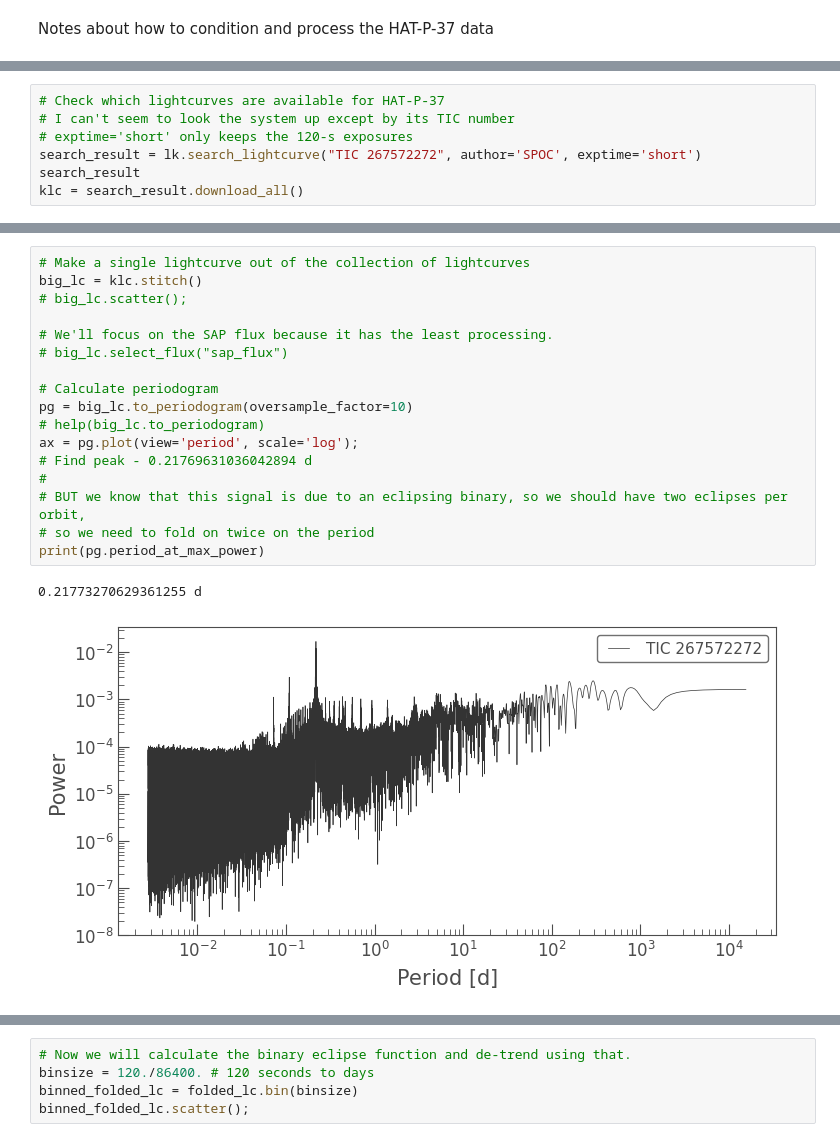
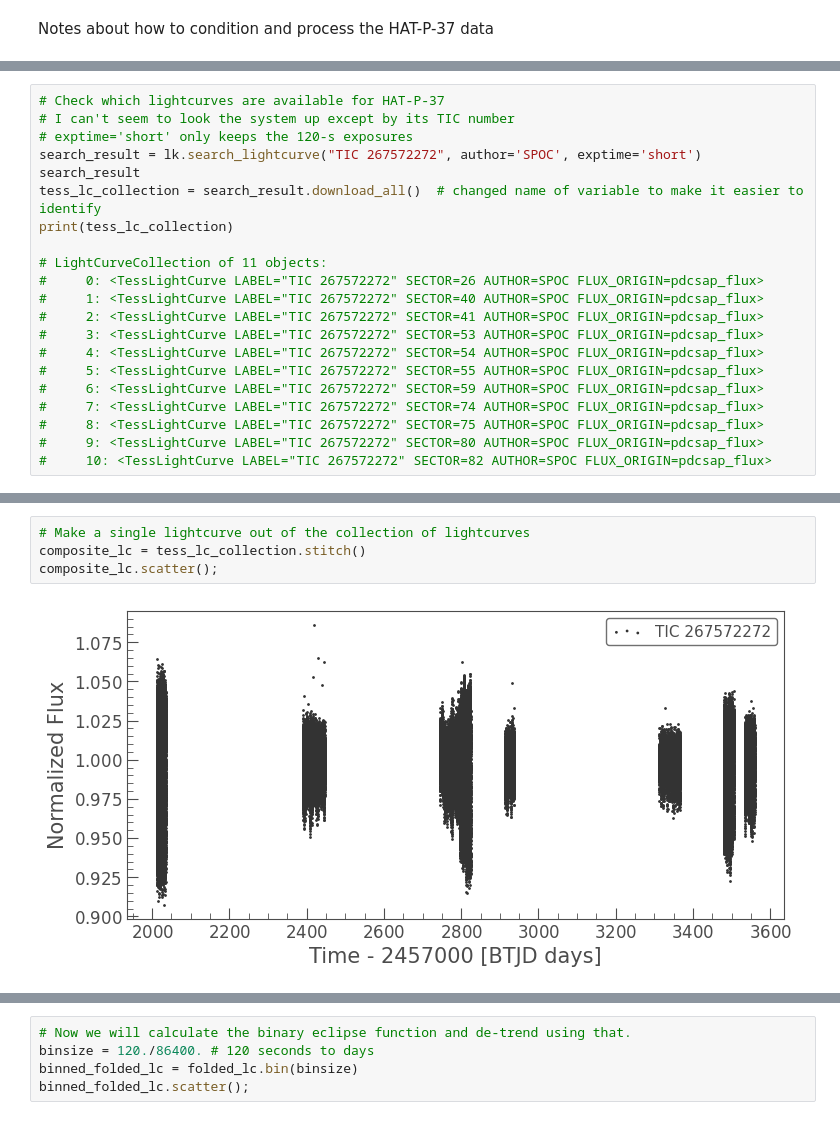
Before and after one commit to BoiseStatePlanetary/HAT-P-37-Transit-Timing-Analysis, a Jupyter notebook: code/Conditioning HAT-P-37 Data.ipynb, the cells around one changed output, grey strips where cells are left out. Cells and saved outputs as stored; diff of their text form.

```diff
--- a/code/Conditioning HAT-P-37 Data.ipynb
+++ b/code/Conditioning HAT-P-37 Data.ipynb
@@ -16,4 +17,18 @@ orbital_period = 2.79744256 #±0.00000041
 # exptime='short' only keeps the 120-s exposures
 search_result = lk.search_lightcurve("TIC 267572272", author='SPOC', exptime='short')
 search_result
-klc = search_result.download_all()
+tess_lc_collection = search_result.download_all()  # changed name of variable to make it easier to identify
+print(tess_lc_collection)
+
+# LightCurveCollection of 11 objects:
+#     0: <TessLightCurve LABEL="TIC 267572272" SECTOR=26 AUTHOR=SPOC FLUX_ORIGIN=pdcsap_flux>
+#     1: <TessLightCurve LABEL="TIC 267572272" SECTOR=40 AUTHOR=SPOC FLUX_ORIGIN=pdcsap_flux>
+#     2: <TessLightCurve LABEL="TIC 267572272" SECTOR=41 AUTHOR=SPOC FLUX_ORIGIN=pdcsap_flux>
+#     3: <TessLightCurve LABEL="TIC 267572272" SECTOR=53 AUTHOR=SPOC FLUX_ORIGIN=pdcsap_flux>
+#     4: <TessLightCurve LABEL="TIC 267572272" SECTOR=54 AUTHOR=SPOC FLUX_ORIGIN=pdcsap_flux>
+#     5: <TessLightCurve LABEL="TIC 267572272" SECTOR=55 AUTHOR=SPOC FLUX_ORIGIN=pdcsap_flux>
+#     6: <TessLightCurve LABEL="TIC 267572272" SECTOR=59 AUTHOR=SPOC FLUX_ORIGIN=pdcsap_flux>
+#     7: <TessLightCurve LABEL="TIC 267572272" SECTOR=74 AUTHOR=SPOC FLUX_ORIGIN=pdcsap_flux>
+#     8: <TessLightCurve LABEL="TIC 267572272" SECTOR=75 AUTHOR=SPOC FLUX_ORIGIN=pdcsap_flux>
+#     9: <TessLightCurve LABEL="TIC 267572272" SECTOR=80 AUTHOR=SPOC FLUX_ORIGIN=pdcsap_flux>
+#     10: <TessLightCurve LABEL="TIC 267572272" SECTOR=82 AUTHOR=SPOC FLUX_ORIGIN=pdcsap_flux>
@@ -32,20 +72,6 @@ ax.get_legend().remove()
 # %%
 # Make a single lightcurve out of the collection of lightcurves
-big_lc = klc.stitch()
-# big_lc.scatter();
-
-# We'll focus on the SAP flux because it has the least processing.
-# big_lc.select_flux("sap_flux")
-
-# Calculate periodogram
-pg = big_lc.to_periodogram(oversample_factor=10)
-# help(big_lc.to_periodogram)
-ax = pg.plot(view='period', scale='log');
-# Find peak - 0.21769631036042894 d
-#
-# BUT we know that this signal is due to an eclipsing binary, so we should have two eclipses per orbit,
-# so we need to fold on twice on the period
-print(pg.period_at_max_power)
+composite_lc = tess_lc_collection.stitch()
+composite_lc.scatter();
 # %% [output]
-0.21773270629361255 d
-[figure, old version]
+[figure, new version]
```
Also changed, not shown: parts of 13 cells of this notebook.
